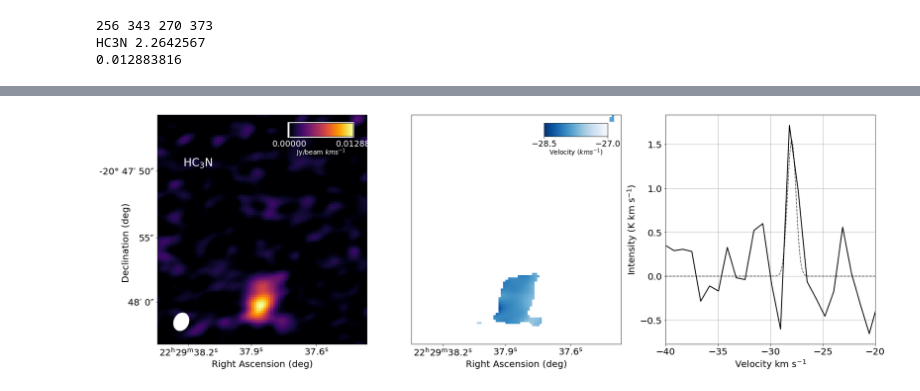
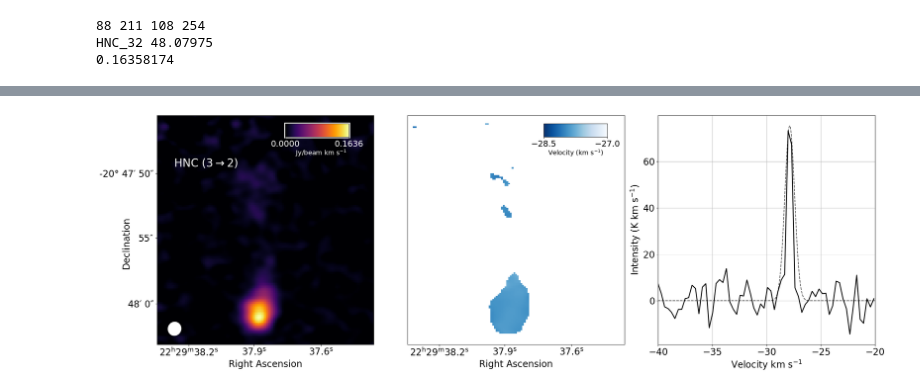
Before and after one commit to lucyjsteffes/helix_nebula_globules, a Jupyter notebook: Helix_ALMA_Final_Figs.ipynb, the cells around one changed output, grey strips where cells are left out. Saved outputs shown, nothing was run; the diff lists cells and outputs as text; code cells hidden in the pictures.

Commit message:
Fixing Color Bar issues and Latex Notation

```diff
--- a/Helix_ALMA_Final_Figs.ipynb
+++ b/Helix_ALMA_Final_Figs.ipynb
@@ -651,18 +646,15 @@ def moment_maps_c(globule = 'GlobB', source = 'CCH_32'):
     plt.xticks(fontsize = 20)
     plt.yticks(fontsize = 20)
     #plt.set_facecolor("black")
-    plt.xlabel('Right Ascension (deg)',fontsize=20)
+    plt.xlabel('Right Ascension',fontsize=20)
     #plt.ylabel('DEC (deg)',fontsize=20)
-    figure.text(0.04, 0.5, 'Declination (deg)', fontsize=20, horizontalalignment='center', verticalalignment='center', rotation = 'vertical')
-    figure.text(0.285, 0.84, 'Jy/beam $km s^{-1}$', fontsize=14, horizontalalignment='center', verticalalignment='center', rotation = 'horizontal', color = 'white')
-    figure.text(0.13, 0.8, 'HC$_3$N', fontsize=24, horizontalalignment='center', verticalalignment='center', rotation = 'horizontal', color = 'white')
+    figure.text(0.04, 0.5, 'Declination', fontsize=20, horizontalalignment='center', verticalalignment='center', rotation = 'vertical')
+    figure.text(0.285, 0.84, 'Jy/beam km s$^{-1}$', fontsize=14, horizontalalignment='center', verticalalignment='center', rotation = 'horizontal', color = 'white')
 
-    br = Rectangle(xy = (ra[round(x2*0.905)], dec[round(y2*0.972)]), width = 0.315*(ra[x2]-ra[x1]), height = 0.065*(dec[y2]-dec[y1]), color = 'white')
-    ax1.add_artist(br)
-    cbaxes1 = figure.add_axes([0.245, 0.9, 0.08, 0.05], zorder = 4)
+    cbaxes1 = figure.add_axes([0.24, 0.9, 0.08, 0.05], zorder = 4)
     cbar1 = plt.colorbar(cax=cbaxes1, ticks=[0., maximum], orientation='horizontal')
-    cbar1.outline.set_edgecolor('white')
-    cbar1.outline.set_linewidth(2)
+    cbar1.ax.patch.set_edgecolor('white')
+    cbar1.ax.patch.set_linewidth(5)
 
     for t in cbar1.ax.get_xticklabels():
         t.set_fontsize(18)
@@ -681,8 +673,8 @@ def moment_maps_c(globule = 'GlobB', source = 'CCH_32'):
 
     plt.xticks(fontsize = 20)
     plt.yticks(fontsize = 20)
-    plt.xlabel('Right Ascension (deg)',fontsize=20)
-    figure.text(0.605, 0.84,'Velocity ($km s^{-1}$)', fontsize=14, horizontalalignment='center', verticalalignment='center', rotation = 'horizontal', color = 'black')
+    plt.xlabel('Right Ascension',fontsize=20)
+    figure.text(0.605, 0.84,'Velocity (km s$^{-1}$)', fontsize=14, horizontalalignment='center', verticalalignment='center', rotation = 'horizontal', color = 'black')
 
     cbaxes2 = figure.add_axes([0.565, 0.9, 0.08, 0.05], zorder = 4)
     cbar2 = plt.colorbar(cax=cbaxes2, ticks=[-28.5, -27], orientation='horizontal')
@@ -691,7 +683,7 @@ def moment_maps_c(globule = 'GlobB', source = 'CCH_32'):
         s.set_fontsize(18)
         s.set_color('black')
 
-    X = np.arange(-40, -10, 0.0001)
+    X = np.arange(-40, -20, 0.0001)
 
     def gaussian(x, amp, cen, sigma):
         return amp * np.exp(-(x-cen)**2 /(2*sigma**2))
@@ -700,12 +692,6 @@ def moment_maps_c(globule = 'GlobB', source = 'CCH_32'):
     spectrum = []
     for i in rng:
         spectrum += [np.nansum(data3[i,:,:])]
-
-    #popt1, pcov1 = curve_fit(gaussian, velocity, spectrum, p0 = [10, -35, 0.5])
-    #popt2, pcov2 = curve_fit(gaussian, velocity, spectrum, p0 = [39, -28, 0.25])
-    #popt3, pcov3 = curve_fit(gaussian, velocity, spectrum, p0 = [20, -23, 0.5])
-
-    #print(popt1, popt2, popt3)
 
     plt.subplot(133)
     plt.plot(velocity, spectrum, lw = 2, color = 'black')
@@ -733,6 +719,8 @@ def moment_maps_c(globule = 'GlobB', source = 'CCH_32'):
     elif source == 'HNC_32':
         plt.plot(X, gaussian(X, 75.38004, -27.86341, 0.45169), color = 'black', ls = 'dashed', alpha = 0.7)
 
+    figure.text(0.1, 0.8, r'HNC (3$\rightarrow$2)', fontsize=24, horizontalalignment='left', verticalalignment='center', rotation = 'horizontal', color = 'white')
+
     plt.xlabel('Velocity km s$^{-1}$', fontsize = 20)
     plt.ylabel('Intensity (K km s$^{-1}$)', fontsize = 20)
     plt.xlim(-40, -20)
@@ -743,8 +731,8 @@ def moment_maps_c(globule = 'GlobB', source = 'CCH_32'):
     plt.tight_layout()
     plt.savefig(globule + '_' + source + '_' + 'Moment_Maps_Final.png', bbox_inches='tight')
 # %%
-moment_maps_c(globule = 'GlobC', source = 'HC3N')
+moment_maps_c(globule = 'GlobC', source = 'HNC_32')
 # %% [output]
-256 343 270 373
-HC3N 2.2642567
-0.012883816
+88 211 108 254
+HNC_32 48.07975
+0.16358174
@@ -753,2 +741,2 @@ Adding an axes using the same arguments as a previous axes currently reuses the
 This figure includes Axes that are not compatible with tight_layout, so results might be incorrect.
-[figure, old version]
+[figure, new version]
```
Also changed, not shown: parts of 3 cells of this notebook.
